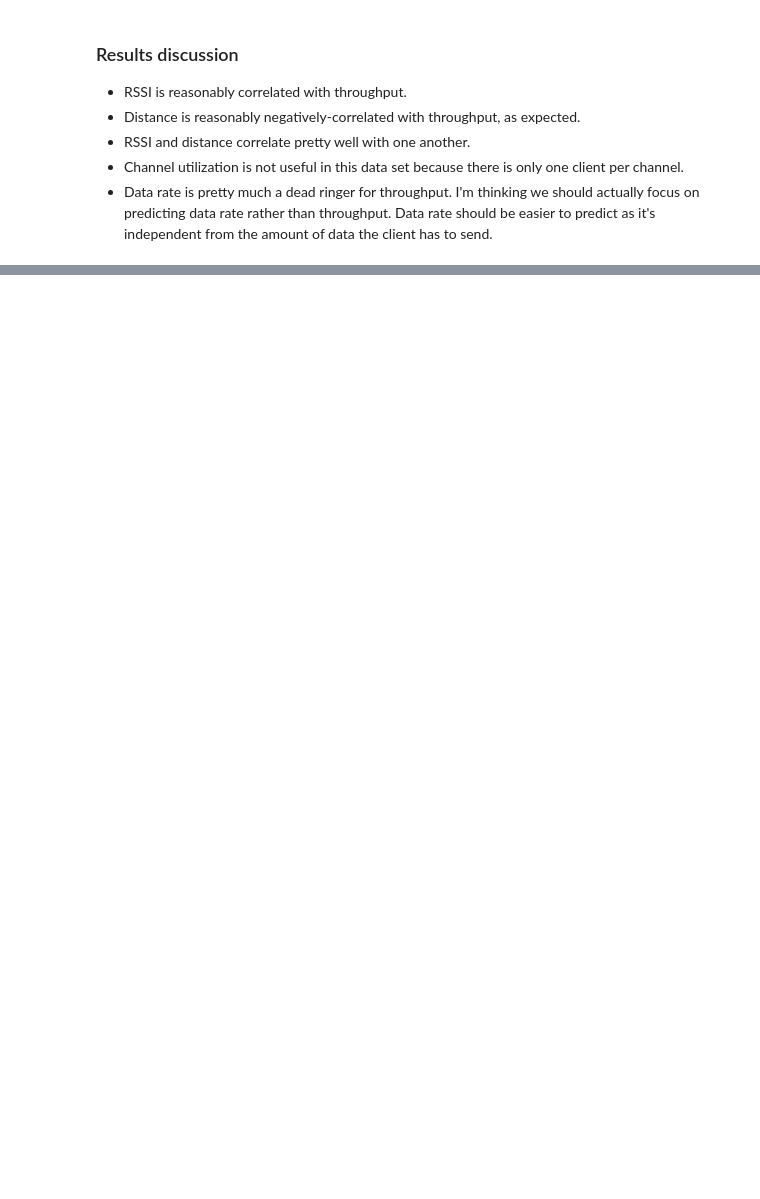
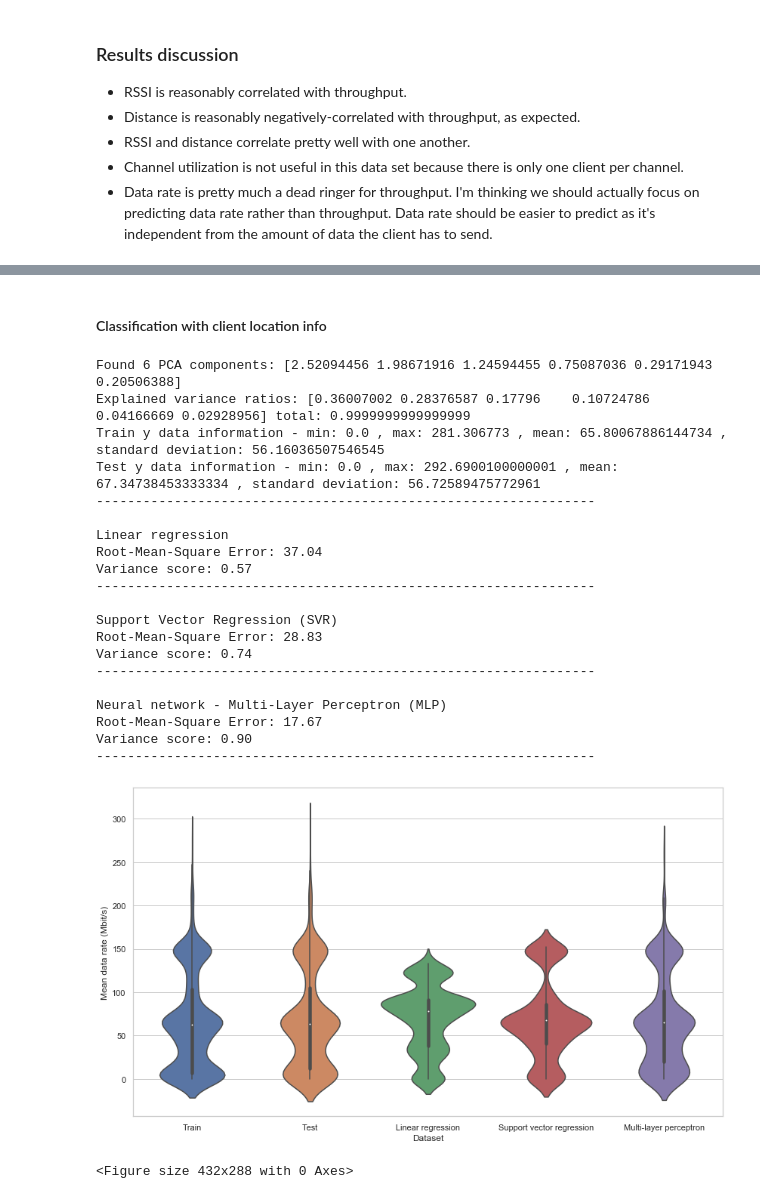
Before and after one commit to adamiaonr/wifi-vehicles, a Jupyter notebook: throughput-estimation/empirical-approach/empirical-approach-analysis.ipynb, the cells around one changed output, grey strips where cells are left out. Cells and saved outputs as stored; diff of their text form; code cells hidden in the pictures; blank space fills up the shorter version.

```diff
--- a/throughput-estimation/empirical-approach/empirical-approach-analysis.ipynb
+++ b/throughput-estimation/empirical-approach/empirical-approach-analysis.ipynb
@@ -481,3 +147,0 @@ I.e. perform PCA first.
-# %%
-pcaDf = getPcaDf(dataset, targetVar=0.99) # 99% variance works slightly better than 95% in this instance
-runRegressions(df=pcaDf, targetName="dataRateMean", scaler=None)
@@ -513,0 +322,31 @@ Variance score: 0.90
+# %%
+def getPcaDf(df, features, targetVar=0.95):
+  # separate features from target
+  x = df.loc[:, features].values # x represents our features
+
+  # standardization, see the following articles:
+  # 1. https://towardsdatascience.com/scale-standardize-or-normalize-with-scikit-learn-6ccc7d176a02
+  # 2. https://towardsdatascience.com/a-step-by-step-explanation-of-principal-component-analysis-b836fb9c97e2
+  from sklearn.preprocessing import StandardScaler
+  x = StandardScaler().fit_transform(x) # subtract mean and then scale to unit variance
+
+  # run PCA
+  from sklearn import decomposition
+  pca = decomposition.PCA(targetVar) # maintain a targetVar portion of the variance
+  pca.fit(x)
+
+  print("Found", pca.n_components_, "PCA components:", pca.explained_variance_)
+  print("Explained variance ratios:", pca.explained_variance_ratio_, "total:", \
+        sum(pca.explained_variance_ratio_))
+
+  prinComps = pca.transform(x) # apply dimensionality reduction to x
+
+  # create a data frame out of x
+  pcaDf = pandas.DataFrame(data = prinComps)
+  pcaDf['dataRateMean'] =  df['dataRateMean']
+
+  return pcaDf
+
+def runClassifiersOuterPc(df, featuresOfInterest):
+  pcaDf = getPcaDf(df=df, features=featuresOfInterest)
+  runClassifiersInner(df=pcaDf, targetName="dataRateMean", scaler=None, nquantiles=4)
@@ -513,0 +576,33 @@ Variance score: 0.90
+# %%
+def runRegressionsOuterPc(df, featuresOfInterest):
+  pcaDf = getPcaDf(df=df, features=featuresOfInterest, targetVar=0.99) # 99% variance works better here
+  runRegressionsInner(df=pcaDf, targetName="dataRateMean", scaler=None)
+# %% [markdown]
+#### Classification with client location info
+# %%
+runRegressionsOuterPc(df=dataset,
+                      featuresOfInterest=['receiverX', 'receiverY', 'receiverSpeed', \
+                                          'receiverAlt', 'channelFreq', 'channelBw', 'rssiMean'])
+# %% [output]
+Found 6 PCA components: [2.52094456 1.98671916 1.24594455 0.75087036 0.29171943 0.20506388]
+Explained variance ratios: [0.36007002 0.28376587 0.17796    0.10724786 0.04166669 0.02928956] total: 0.9999999999999999
+Train y data information - min: 0.0 , max: 281.306773 , mean: 65.80067886144734 , standard deviation: 56.16036507546545
+Test y data information - min: 0.0 , max: 292.6900100000001 , mean: 67.34738453333334 , standard deviation: 56.72589475772961
+----------------------------------------------------------------
+
+Linear regression
+Root-Mean-Square Error: 37.04
+Variance score: 0.57
+----------------------------------------------------------------
+
+Support Vector Regression (SVR)
+Root-Mean-Square Error: 28.83
+Variance score: 0.74
+----------------------------------------------------------------
+
+Neural network - Multi-Layer Perceptron (MLP)
+Root-Mean-Square Error: 17.67
+Variance score: 0.90
+----------------------------------------------------------------
+[figure, added]
+<Figure size 432x288 with 0 Axes>
```
Also changed, not shown: parts of 49 cells of this notebook.
